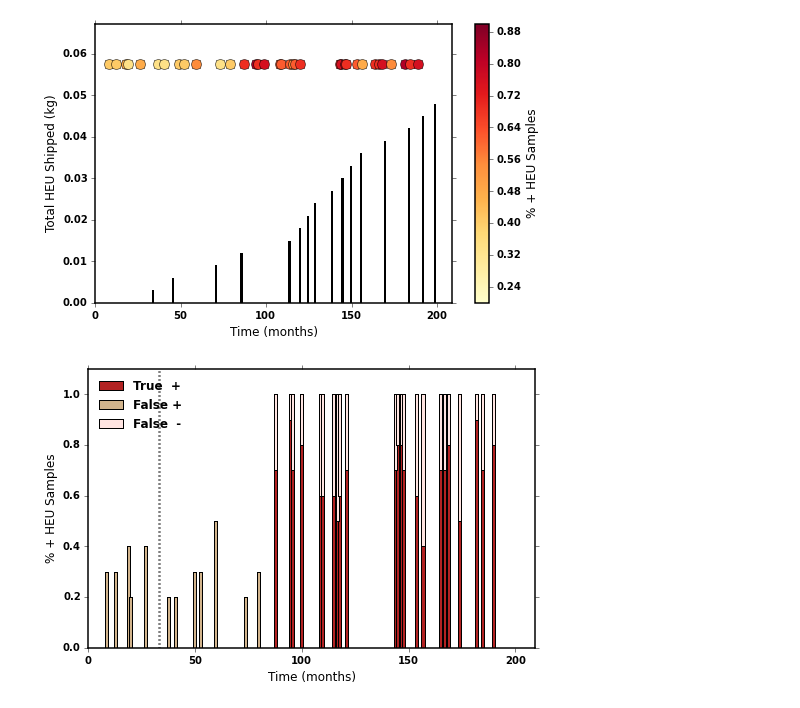
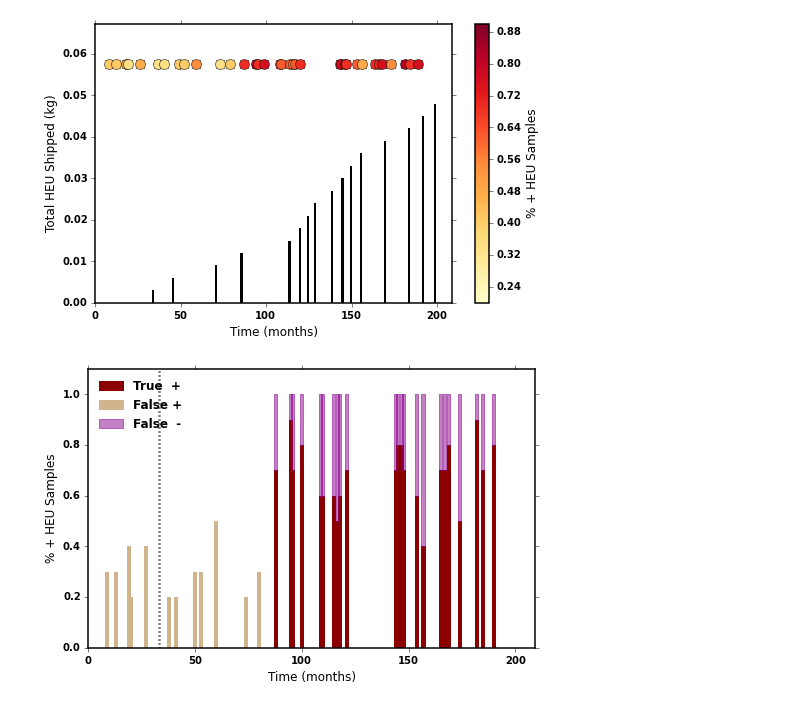
Before and after one commit to bam241/cvt_analysis, a Jupyter notebook: UM_Testing_Inspections.ipynb, the cells around one changed output. Saved outputs shown, nothing was run; the diff lists cells and outputs as text; code cells hidden in the pictures.

```diff
--- a/UM_Testing_Inspections.ipynb
+++ b/UM_Testing_Inspections.ipynb
@@ -225,26 +225,30 @@ else:
 # %%
 true_pos = swipe_frac - false_pos
 width = 1.5
 #plt.ylim(-1.1*max(false_pos), 1.1)
 plt.ylim(0, 1.1)
 plt.xlim(t_min, t_max)
 plt.xlabel(xlab)
 plt.ylabel(swipe_label)
 
 # darkred, orchid, lightpink alpha=0.5
-plt.bar(insp_time, true_pos, width, color = 'firebrick', label = "True  +")
-plt.bar(insp_time, false_pos, width, color = 'tan', label = "False +")
-plt.bar(insp_time, false_neg,  width, color = 'mistyrose',
+# firebrick, tan, mistyrose
+col1 = 'darkred'
+col2 = 'tan'
+col3 = 'darkmagenta'
+plt.bar(insp_time, true_pos, width, color = col1, edgecolor = col1, label = "True  +")
+plt.bar(insp_time, false_pos, width, color = col2, edgecolor = col2, label = "False +")
+plt.bar(insp_time, false_neg,  width, color = col3, edgecolor = col3, alpha=0.5,
         label = "False  -", bottom=true_pos)
 #plt.plot([0,max(heu_time)*1.5],[0,0], color='black')
 
 heu_start = min(t_ship)
 plt.plot([heu_start,heu_start],[0, 1.1], color='black', linestyle=':')
 plt.legend(loc='best',frameon=False)
 
 if ps == 1:
     savefig(plot_dir + pfix + 'swipe_rates.png')
 else:
     plt.show()
 # %% [output]
-[figure, old version]
+[figure, new version]
```
Also changed, not shown: parts of 3 cells of this notebook, 1 other file.
